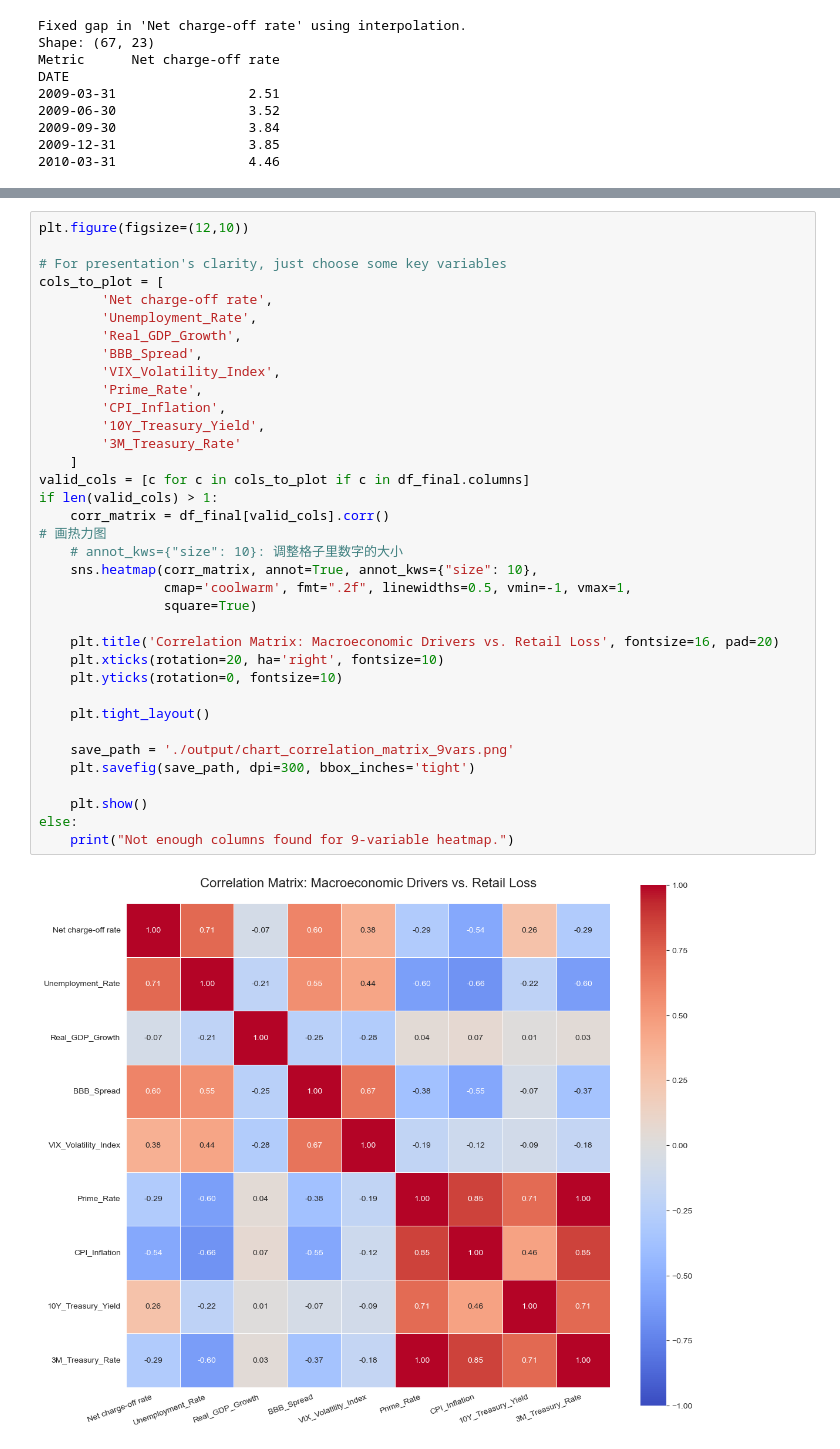
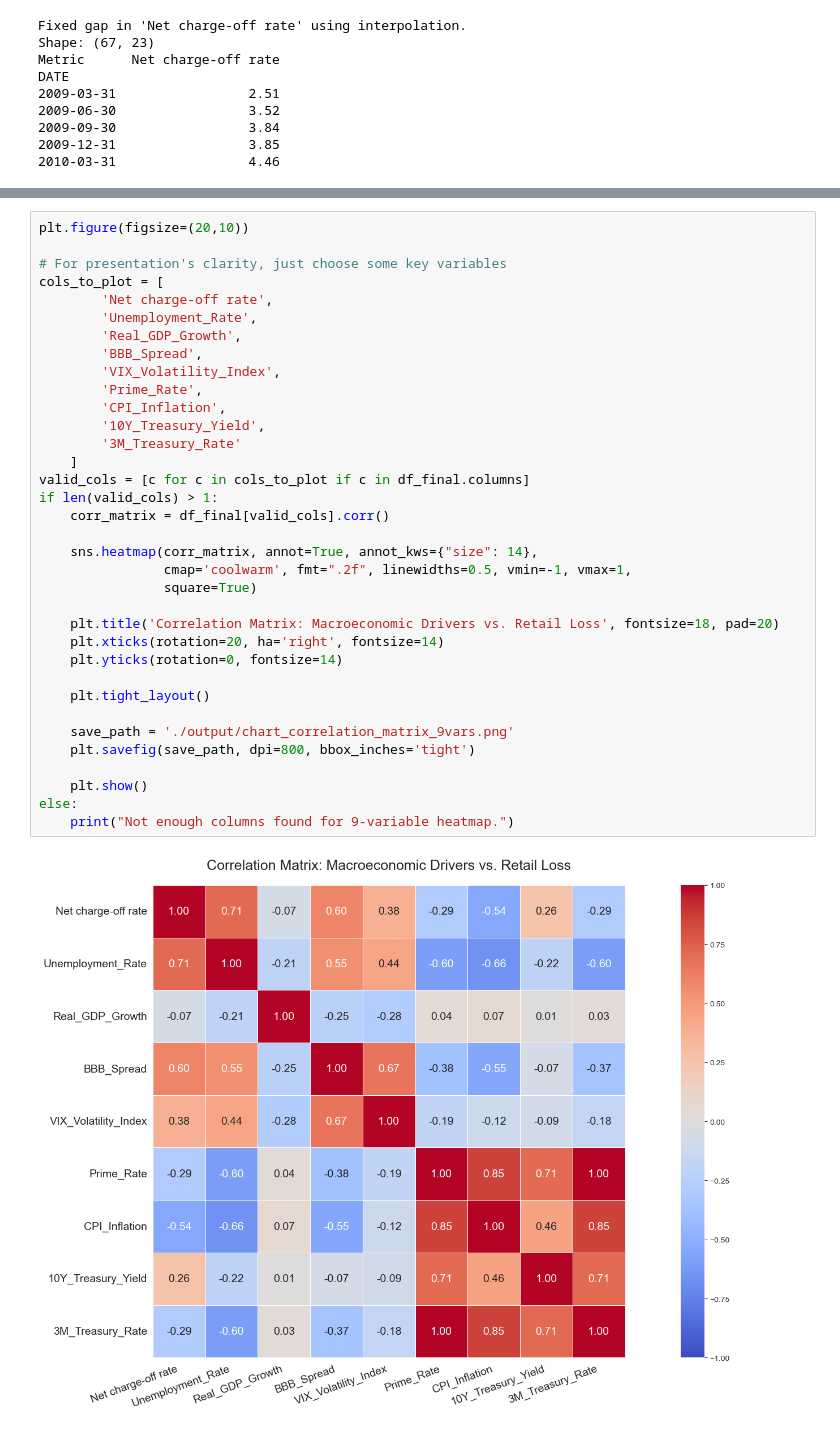
Before and after one commit to sohamjoshi1998/fim601-ccar, a Jupyter notebook: macro_data_eda.ipynb, the cells around one changed output, grey strips where cells are left out. Saved outputs shown, nothing was run; the diff lists cells and outputs as text.

Commit message:
add EDA part on macro data for presentation

```diff
--- a/macro_data_eda.ipynb
+++ b/macro_data_eda.ipynb
@@ -125,40 +125,39 @@ plt.show()
 # %% [output]
 [figure]
 # %%
-plt.figure(figsize=(12,10))
+plt.figure(figsize=(20,10))
 
 # For presentation's clarity, just choose some key variables
 cols_to_plot = [
         'Net charge-off rate',
         'Unemployment_Rate',
         'Real_GDP_Growth',
         'BBB_Spread',
         'VIX_Volatility_Index',
         'Prime_Rate',
         'CPI_Inflation',
         '10Y_Treasury_Yield',
         '3M_Treasury_Rate'
     ]
 valid_cols = [c for c in cols_to_plot if c in df_final.columns]
 if len(valid_cols) > 1:
     corr_matrix = df_final[valid_cols].corr()
-# 画热力图
-    # annot_kws={"size": 10}: 调整格子里数字的大小
-    sns.heatmap(corr_matrix, annot=True, annot_kws={"size": 10},
+
+    sns.heatmap(corr_matrix, annot=True, annot_kws={"size": 14},
                 cmap='coolwarm', fmt=".2f", linewidths=0.5, vmin=-1, vmax=1,
                 square=True)
 
-    plt.title('Correlation Matrix: Macroeconomic Drivers vs. Retail Loss', fontsize=16, pad=20)
-    plt.xticks(rotation=20, ha='right', fontsize=10)
-    plt.yticks(rotation=0, fontsize=10)
+    plt.title('Correlation Matrix: Macroeconomic Drivers vs. Retail Loss', fontsize=18, pad=20)
+    plt.xticks(rotation=20, ha='right', fontsize=14)
+    plt.yticks(rotation=0, fontsize=14)
 
     plt.tight_layout()
 
     save_path = './output/chart_correlation_matrix_9vars.png'
-    plt.savefig(save_path, dpi=300, bbox_inches='tight')
+    plt.savefig(save_path, dpi=800, bbox_inches='tight')
 
     plt.show()
 else:
     print("Not enough columns found for 9-variable heatmap.")
 # %% [output]
-[figure, old version]
+[figure, new version]
```
Also changed, not shown: parts of 3 cells of this notebook, 1 other file.
